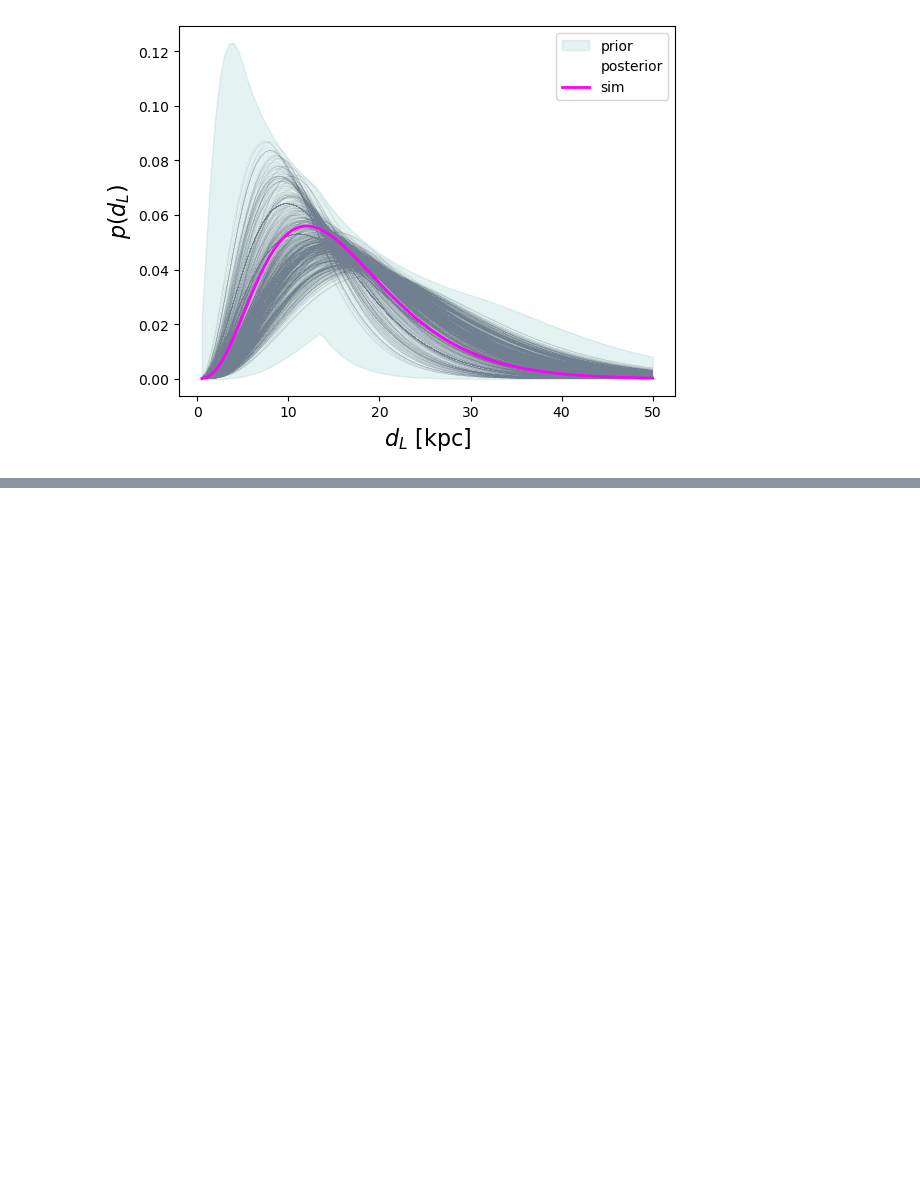
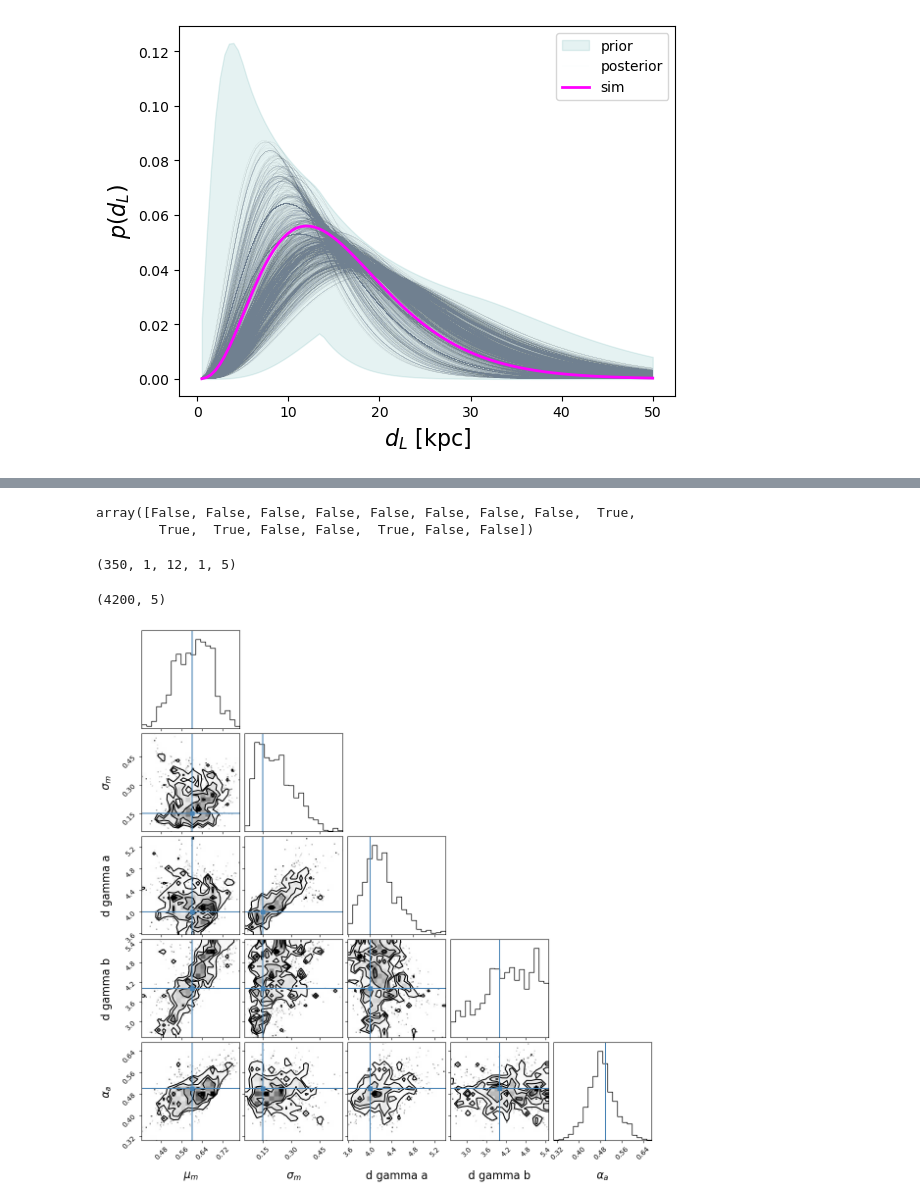
Before and after one commit to criswellalexander/pelargir-gb, a Jupyter notebook: prototype-notebooks/Toy-model-for-toy-model.ipynb, the cells around one changed output, grey strips where cells are left out. Drawn from its saved outputs; the diff is of its cells as text; code cells hidden in the pictures; blank space fills up the shorter version.

```diff
--- a/prototype-notebooks/Toy-model-for-toy-model.ipynb
+++ b/prototype-notebooks/Toy-model-for-toy-model.ipynb
@@ -1702,0 +1720,2 @@ plt.show()
+# %%
+chain_vars = chain_vars.reshape(16,5)
@@ -1702,0 +1742,29 @@ plt.show()
+# %%
+stuck_filt = np.prod(chain_vars < 1e-7,axis=1,dtype='bool')
+# %%
+stuck_filt
+# %% [output]
+array([False, False, False, False, False, False, False, False,  True,
+        True,  True, False, False,  True, False, False])
+# %%
+trimmed_samples = trimmed_samples[...,np.invert(stuck_filt),:,:]
+# %%
+trimmed_samples.shape
+# %% [output]
+(350, 1, 12, 1, 5)
+# %%
+trimmed_samples_sep = trimmed_samples
+trimmed_samples = trimmed_samples.reshape(-1,ndim)
+# %%
+trimmed_samples.shape
+# %% [output]
+(4200, 5)
+# %%
+plt.rcParams.update({'axes.labelsize':16})
+
+
+corner(trimmed_samples, truths=truths,labels=[r'$\mu_m$',r'$\sigma_m$',r'd gamma a',r'd gamma b',r'$\alpha_a$'])
+# plt.savefig('broad_priors_initial_result.png',dpi=200)
+plt.show()
+# %% [output]
+[figure, added]
```
Also changed, not shown: parts of 11 cells of this notebook, 9 other files.
